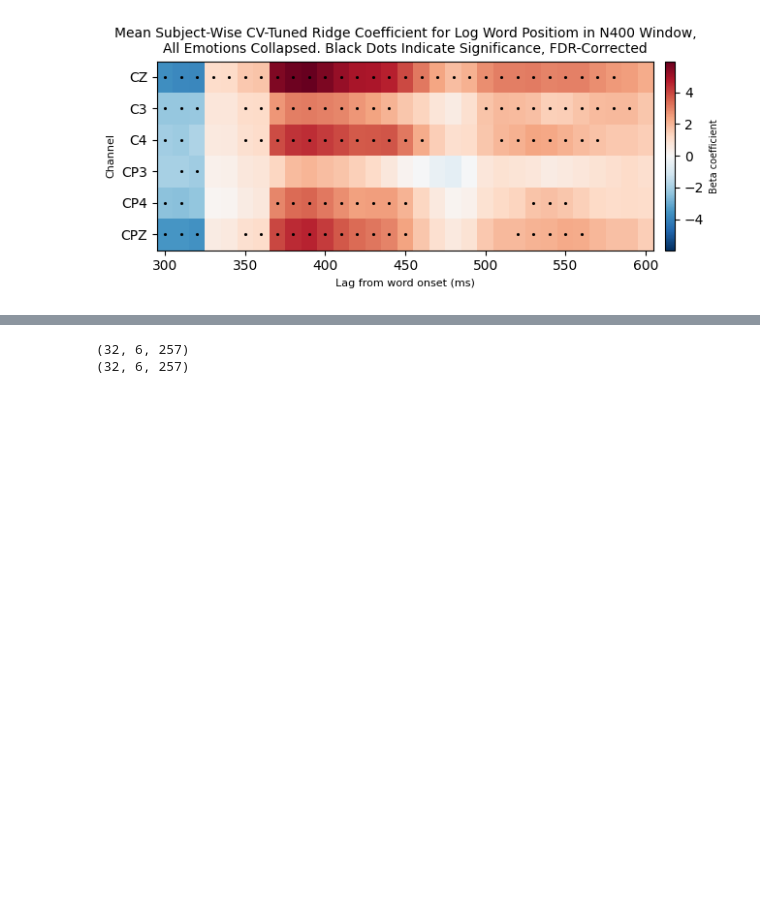
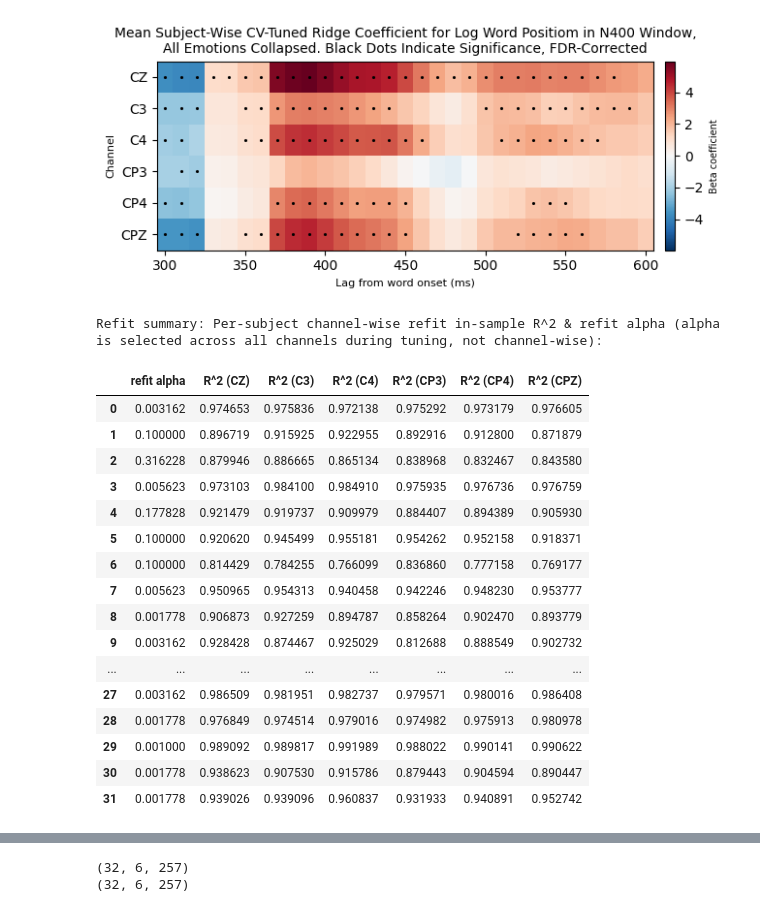
Before and after one commit to amandalin047/Updating_rERP_2023, a Jupyter notebook: deconvolution/deconv_v4.ipynb, the cells around one changed output, grey strips where cells are left out. Drawn from its saved outputs; the diff is of its cells as text; code cells hidden in the pictures; blank space fills up the shorter version.

```diff
--- a/deconvolution/deconv_v4.ipynb
+++ b/deconvolution/deconv_v4.ipynb
@@ -466,5 +466,30 @@ Per-subject refit alpha (best alpha scaled by trial count):
   [0.0031622776601683794, 0.1, 0.31622776601683794, 0.005623413251903491, 0.1778279410038923, 0.1, 0.1, 0.005623413251903491, 0.0017782794100389228, 0.0031622776601683794, 0.1, 0.0031622776601683794,  ...
 [figure]
 [figure]
+# %%
+print("Refit summary: Per-subject channel-wise refit in-sample R^2 & refit alpha (alpha is selected across all channels during tuning, not channel-wise):")
+refit_summary = pd.DataFrame(subj_refit_r2s)
+refit_summary = refit_summary.rename(mapper=lambda x: f"R^2 ({x})", axis=1)
+refit_summary.insert(0, "refit alpha", subj_refit_alphas)
+display(refit_summary)
+# %% [output]
+Refit summary: Per-subject channel-wise refit in-sample R^2 & refit alpha (alpha is selected across all channels during tuning, not channel-wise):
+|  | refit alpha | R^2 (CZ) | R^2 (C3) | R^2 (C4) | R^2 (CP3) | R^2 (CP4) | R^2 (CPZ) |
+| 0 | 0.003162 | 0.974653 | 0.975836 | 0.972138 | 0.975292 | 0.973179 | 0.976605 |
+| 1 | 0.100000 | 0.896719 | 0.915925 | 0.922955 | 0.892916 | 0.912800 | 0.871879 |
+| 2 | 0.316228 | 0.879946 | 0.886665 | 0.865134 | 0.838968 | 0.832467 | 0.843580 |
+| 3 | 0.005623 | 0.973103 | 0.984100 | 0.984910 | 0.975935 | 0.976736 | 0.976759 |
+| 4 | 0.177828 | 0.921479 | 0.919737 | 0.909979 | 0.884407 | 0.894389 | 0.905930 |
+| 5 | 0.100000 | 0.920620 | 0.945499 | 0.955181 | 0.954262 | 0.952158 | 0.918371 |
+| 6 | 0.100000 | 0.814429 | 0.784255 | 0.766099 | 0.836860 | 0.777158 | 0.769177 |
+| 7 | 0.005623 | 0.950965 | 0.954313 | 0.940458 | 0.942246 | 0.948230 | 0.953777 |
+| 8 | 0.001778 | 0.906873 | 0.927259 | 0.894787 | 0.858264 | 0.902470 | 0.893779 |
+| 9 | 0.003162 | 0.928428 | 0.874467 | 0.925029 | 0.812688 | 0.888549 | 0.902732 |
+| ... | ... | ... | ... | ... | ... | ... | ... |
+| 27 | 0.003162 | 0.986509 | 0.981951 | 0.982737 | 0.979571 | 0.980016 | 0.986408 |
+| 28 | 0.001778 | 0.976849 | 0.974514 | 0.979016 | 0.974982 | 0.975913 | 0.980978 |
+| 29 | 0.001000 | 0.989092 | 0.989817 | 0.991989 | 0.988022 | 0.990141 | 0.990622 |
+| 30 | 0.001778 | 0.938623 | 0.907530 | 0.915786 | 0.879443 | 0.904594 | 0.890447 |
+| 31 | 0.001778 | 0.939026 | 0.939096 | 0.960837 | 0.931933 | 0.940891 | 0.952742 |
 # %%
 subj_refit_alphas = np.array(subj_refit_alphas)
```
Also changed, not shown: parts of 4 cells of this notebook.
